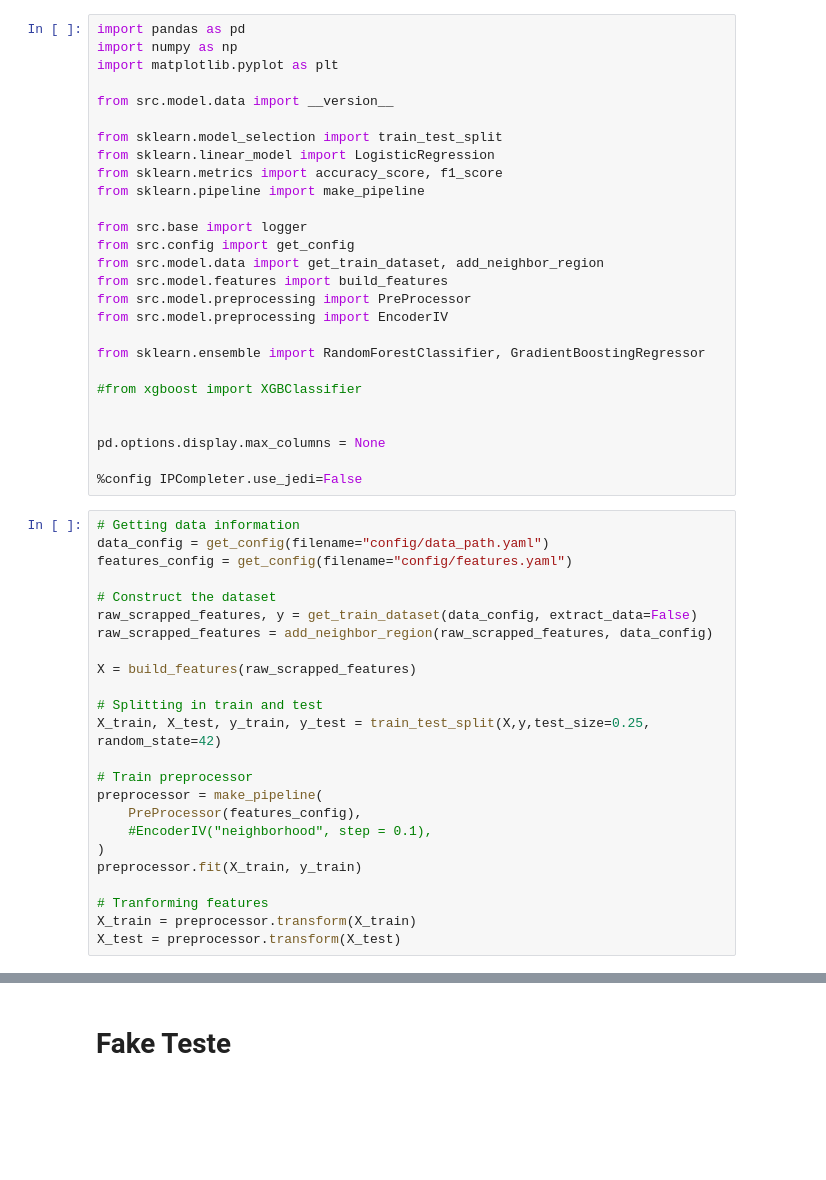
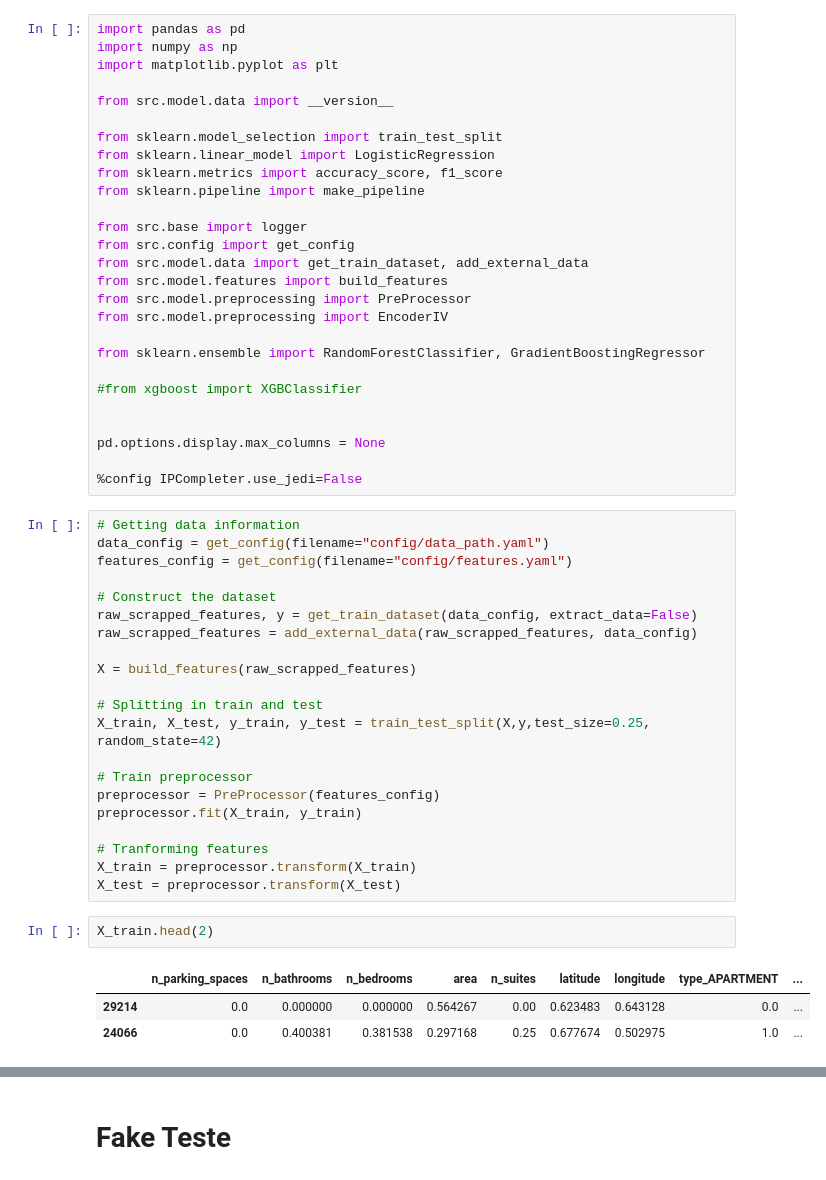
Before and after one commit to emdemor/model-pc-house-prices, a Jupyter notebook: main.ipynb, the cells around one changed output, grey strips where cells are left out. Cells and saved outputs as stored; diff of their text form; blank space fills up the shorter version.

```diff
--- a/main.ipynb
+++ b/main.ipynb
@@ -12,7 +12,7 @@ from sklearn.pipeline import make_pipeline
 
 from src.base import logger
 from src.config import get_config
-from src.model.data import get_train_dataset, add_neighbor_region
+from src.model.data import get_train_dataset, add_external_data
 from src.model.features import build_features
 from src.model.preprocessing import PreProcessor
 from src.model.preprocessing import EncoderIV
@@ -32,7 +32,7 @@ features_config = get_config(filename="config/features.yaml")
 
 # Construct the dataset
 raw_scrapped_features, y = get_train_dataset(data_config, extract_data=False)
-raw_scrapped_features = add_neighbor_region(raw_scrapped_features, data_config)
+raw_scrapped_features = add_external_data(raw_scrapped_features, data_config)
 
 X = build_features(raw_scrapped_features)
 
@@ -40,15 +40,18 @@ X = build_features(raw_scrapped_features)
 X_train, X_test, y_train, y_test = train_test_split(X,y,test_size=0.25, random_state=42)
 
 # Train preprocessor
-preprocessor = make_pipeline(
-    PreProcessor(features_config),
-    #EncoderIV("neighborhood", step = 0.1),
-)
+preprocessor = PreProcessor(features_config)
 preprocessor.fit(X_train, y_train)
 
 # Tranforming features
 X_train = preprocessor.transform(X_train)
 X_test = preprocessor.transform(X_test)
+# %%
+X_train.head(2)
+# %% [output]
+|  | n_parking_spaces | n_bathrooms | n_bedrooms | area | n_suites | latitude | longitude | type_APARTMENT | ... |
+| 29214 | 0.0 | 0.000000 | 0.000000 | 0.564267 | 0.00 | 0.623483 | 0.643128 | 0.0 | ... |
+| 24066 | 0.0 | 0.400381 | 0.381538 | 0.297168 | 0.25 | 0.677674 | 0.502975 | 1.0 | ... |
 # %%
 from sklearn.linear_model import LinearRegression
 from sklearn.tree import DecisionTreeRegressor
```
Also changed, not shown: parts of 3 cells of this notebook.
